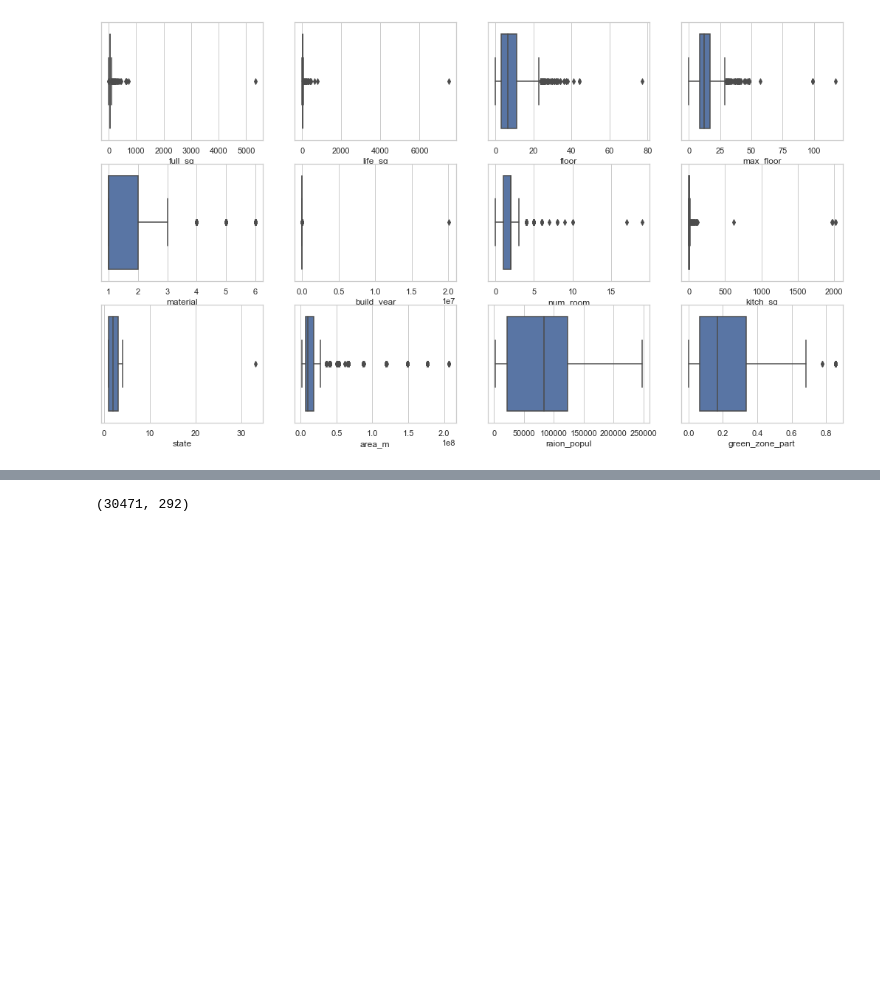
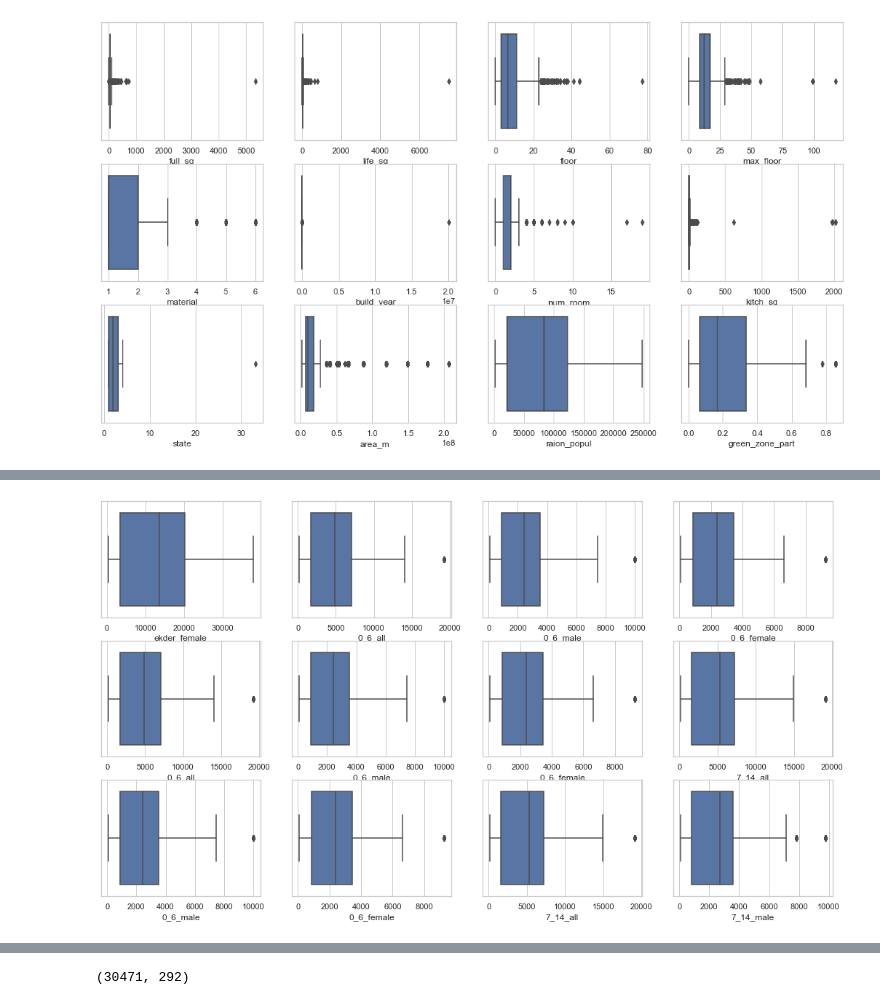
Before and after one commit to fandom170/GB_Final, a Jupyter notebook: Sberbank_estate_model.ipynb, the cells around one changed output, grey strips where cells are left out. Cells and saved outputs as stored; diff of their text form; code cells hidden in the pictures; blank space fills up the shorter version.

```diff
--- a/Sberbank_estate_model.ipynb
+++ b/Sberbank_estate_model.ipynb
@@ -252,0 +214,8 @@ df[df['floor'] > 50]['floor'].count()
+# %%
+num_list_next = num_features[40:52]
+fig, axes = plt.subplots(3, 4, figsize=(18, 10))
+for i in range(3):
+    for j in range (4):
+       sns.boxplot(ax=axes[i, j], data=df, x=num_list_next[i + j])
+# %% [output]
+[figure, added]
```
Also changed, not shown: parts of 67 cells of this notebook, 3 other files.
